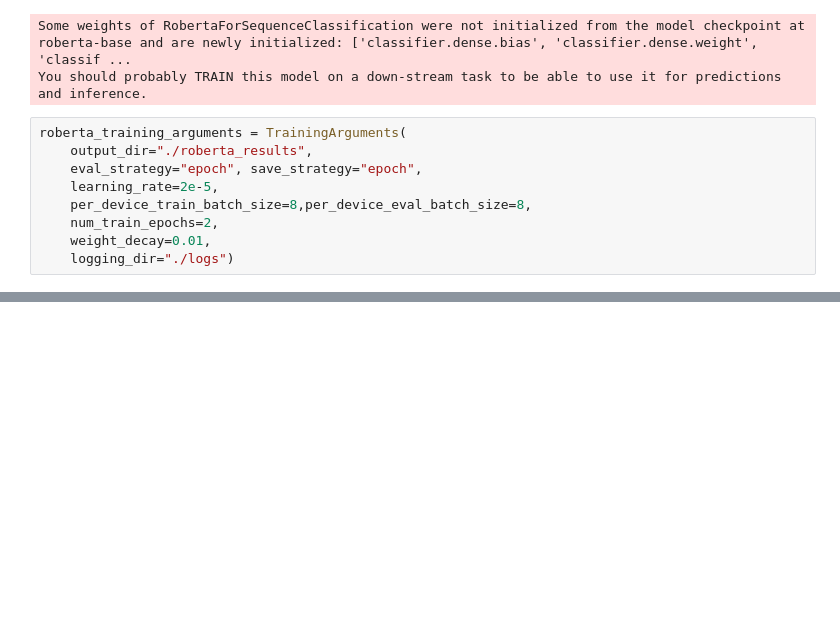
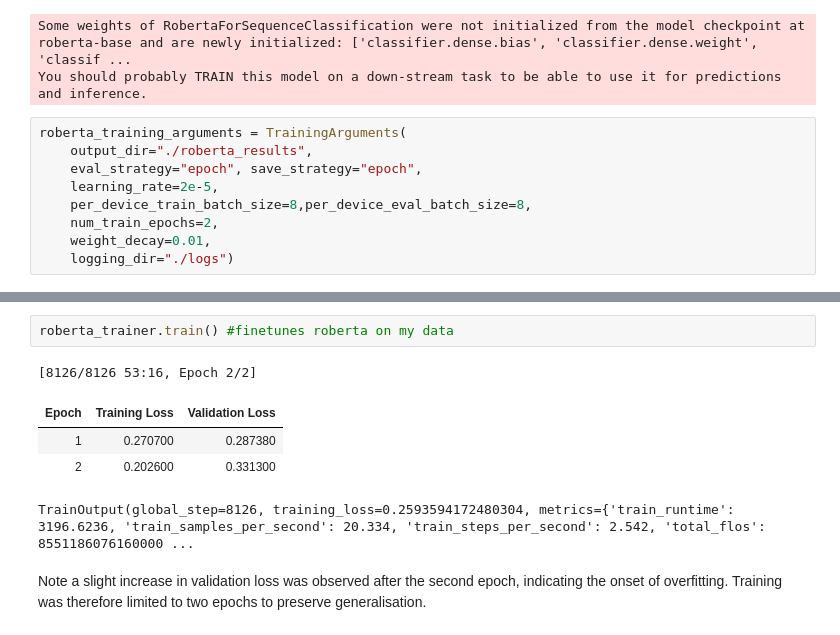
Before and after one commit to mk123x/Mental-Health-Transformer-Classification, a Jupyter notebook: mental_health__transformer_classification.ipynb, the cells around one changed output, grey strips where cells are left out. Drawn from its saved outputs; the diff is of its cells as text; blank space fills up the shorter version.

```diff
--- a/mental_health__transformer_classification.ipynb
+++ b/mental_health__transformer_classification.ipynb
@@ -634,0 +642,10 @@ roberta_training_arguments = TrainingArguments(
+# %%
+roberta_trainer.train() #finetunes roberta on my data
+# %% [output]
+[8126/8126 53:16, Epoch 2/2]
+| Epoch | Training Loss | Validation Loss |
+| 1 | 0.270700 | 0.287380 |
+| 2 | 0.202600 | 0.331300 |
+TrainOutput(global_step=8126, training_loss=0.2593594172480304, metrics={'train_runtime': 3196.6236, 'train_samples_per_second': 20.334, 'train_steps_per_second': 2.542, 'total_flos': 8551186076160000 ...
+# %% [markdown]
+Note a slight increase in validation loss was observed after the second epoch, indicating the onset of overfitting. Training was therefore limited to two epochs to preserve generalisation.
```
Also changed, not shown: parts of 14 cells of this notebook.
